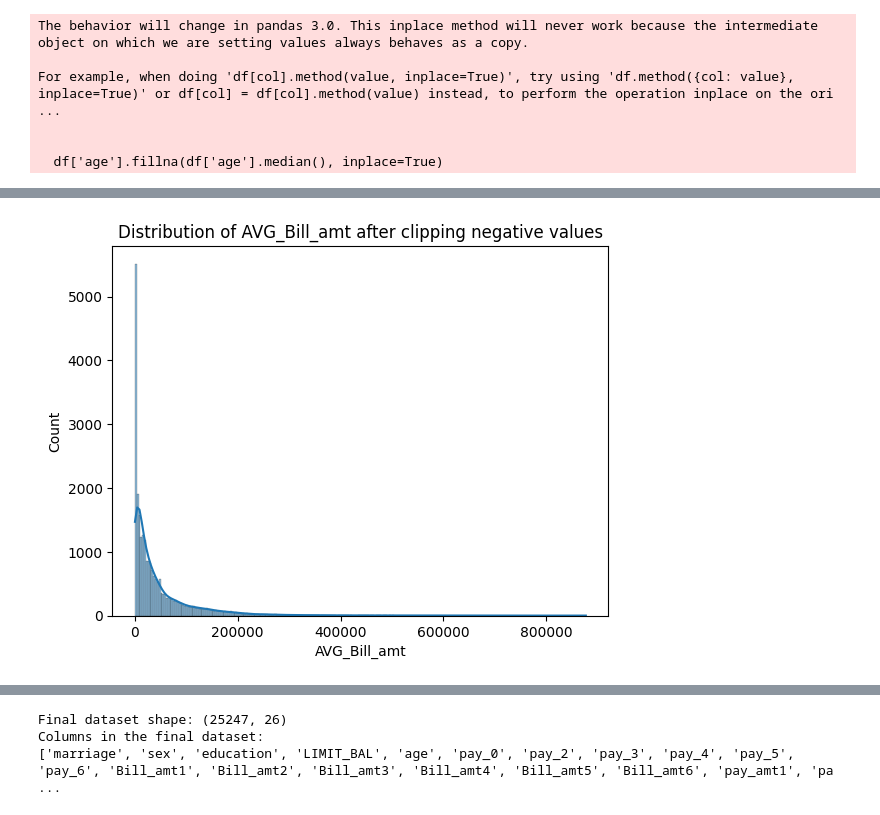
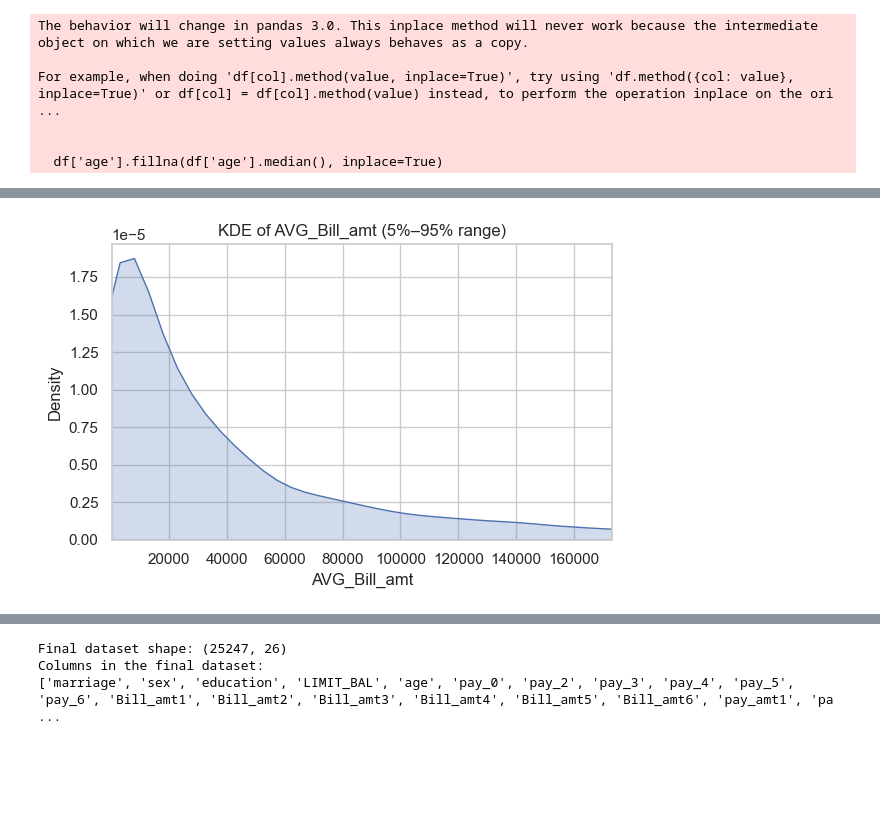
Before and after one commit to krishsingla06/Credit-Card-Default-Prediction-23114050, a Jupyter notebook: main.ipynb, the cells around one changed output, grey strips where cells are left out. Saved outputs shown, nothing was run; the diff lists cells and outputs as text; code cells hidden in the pictures; blank space fills up the shorter version.

```diff
--- a/main.ipynb
+++ b/main.ipynb
@@ -445,66 +454,30 @@ for col in pay_cols:
 # %%
+import matplotlib.pyplot as plt
+import seaborn as sns
+import numpy as np
+
+# Cap pay_cols values at 0 (only lower bound)
+pay_cols = [f'pay_amt{i}' for i in range(1, 7)]
+for col in pay_cols:
+    df[col] = df[col].clip(lower=0)
+
+# Now define all columns to plot
 bill_cols = [f'Bill_amt{i}' for i in range(1, 7)]
-pay_cols = [f'pay_amt{i}' for i in range(1, 7)]
 eng_cols = ['AVG_Bill_amt', 'PAY_TO_BILL_ratio']
 
-df['PAY_TO_BILL_ratio'] = df['PAY_TO_BILL_ratio'].clip(lower=0.0, upper=1.0)
-df['AVG_Bill_amt'] = df['AVG_Bill_amt'].clip(lower=0.0)
+# Combine all for plotting
+plot_cols = ['AVG_Bill_amt', 'PAY_TO_BILL_ratio' , 'pay_amt1', 'Bill_amt1']
 
-# for col in ['LIMIT_BAL', 'AVG_Bill_amt'] + bill_cols + pay_cols:
-#         # Add small constant to handle zeros
-#         df[f'log_{col}'] = np.log1p(df[col])
-# for col in eng_cols:
-#     # lower = df[col].quantile(0.005)
-#     # upper = df[col].quantile(0.975)
-#     # df = df[(df[col] >= lower) & (df[col] <= upper)]
-#     # df.reset_index(drop=True, inplace=True)
-#     # print(f"After capping, {col} shape: {df[col].shape}")
-#     # now plot
-#     sns.histplot(df[col], kde=True)
-#     plt.title(f'Distribution of {col} after capping')
-#     plt.show()
+# KDE plots between 5th and 95th percentiles (only for visual range)
+for col in plot_cols:
+    q5 = df[col].quantile(0.05)
+    q95 = df[col].quantile(0.95)
 
-# clip eng_cols to 0.005 and 0.975 quantiles
-# for col in eng_cols:
-#     lower = df[col].quantile(0.005)
-#     upper = df[col].quantile(0.975)
-#     df[col] = df[col].clip(lower=lower, upper=upper)
-#     print(f"After capping, {col} shape: {df[col].shape}")
-#     # now plot
-#     sns.histplot(df[col], kde=True)
-#     plt.title(f'Distribution of {col} after capping')
-#     plt.show()
-
-
-#make negative values in engineering columns to 0
-for col in eng_cols:
-    df[col] = df[col].clip(lower=0)
-    sns.histplot(df[col], kde=True)
-    plt.title(f'Distribution of {col} after clipping negative values')
+    plt.figure(figsize=(6, 4))
+    sns.kdeplot(df[col], fill=True)
+    plt.xlim(q5, q95)
+    plt.title(f'KDE of {col} (5%–95% range)')
+    plt.tight_layout()
     plt.show()
-
-#apply log transformation to engineering columns
-# for col in eng_cols:
-#     if(col == 'PAY_TO_BILL_ratio'):
-#         continue
-#     df[col] = np.log1p(df[col])  # log1p handles zero values correctly
-#     sns.histplot(df[col], kde=True)
-#     plt.title(f'Distribution of {col} after log transformation')
-#     plt.show()
-
-
-
-# Clip the engineering columns to 0.005 and 0.975 quantiles
-for col in eng_cols:
-    lower = df[col].quantile(0.05)
-    upper = df[col].quantile(0.95)
-    #df[col] = df[col].clip(lower=lower, upper=upper)
-    print(f"After capping, {col} shape: {df[col].shape}")
-    # now plot
-    sns.histplot(df[col], kde=True)
-    plt.title(f'Distribution of {col} after capping')
-    plt.show()
-
-# see later
 # %% [output]
-[figure, old version]
+[figure, new version]
```
Also changed, not shown: parts of 23 cells of this notebook, 10 other files.
